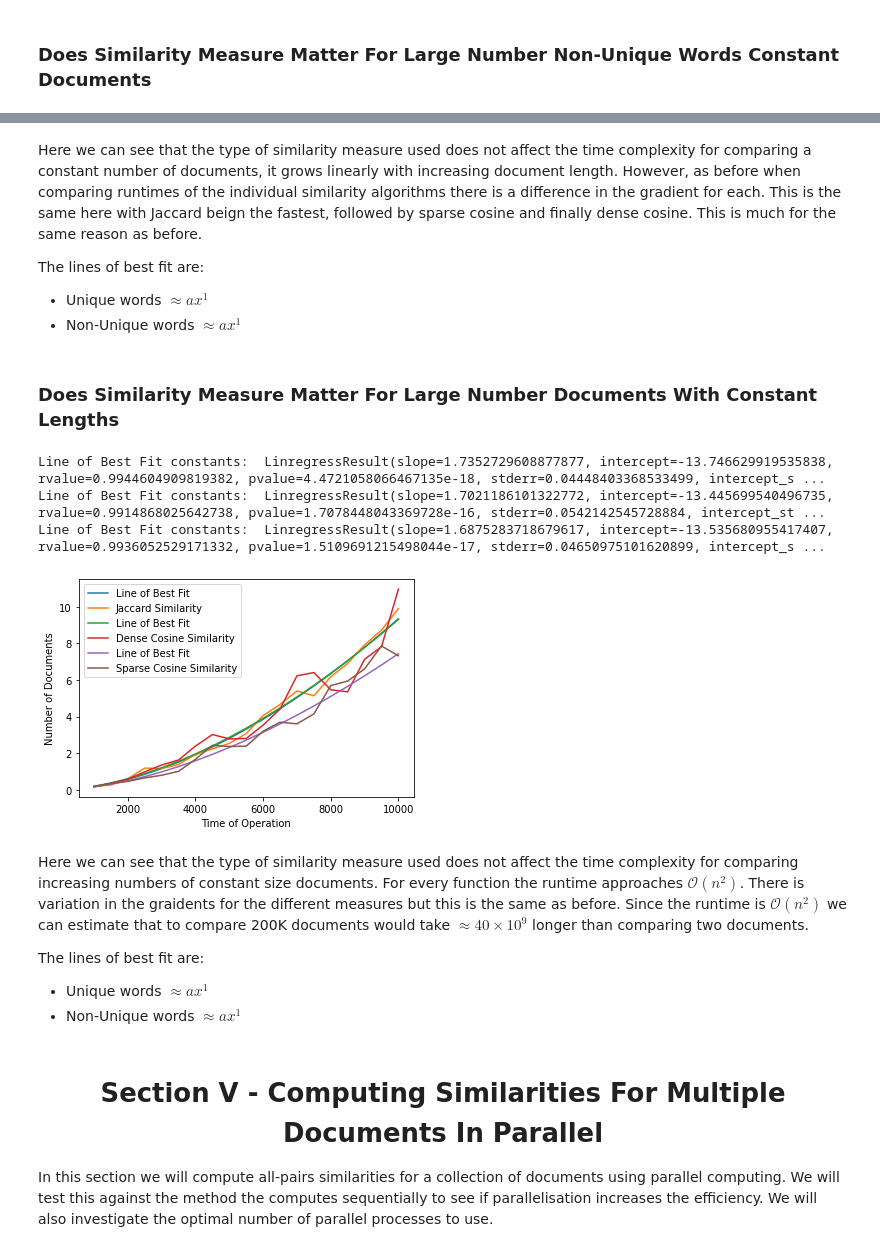
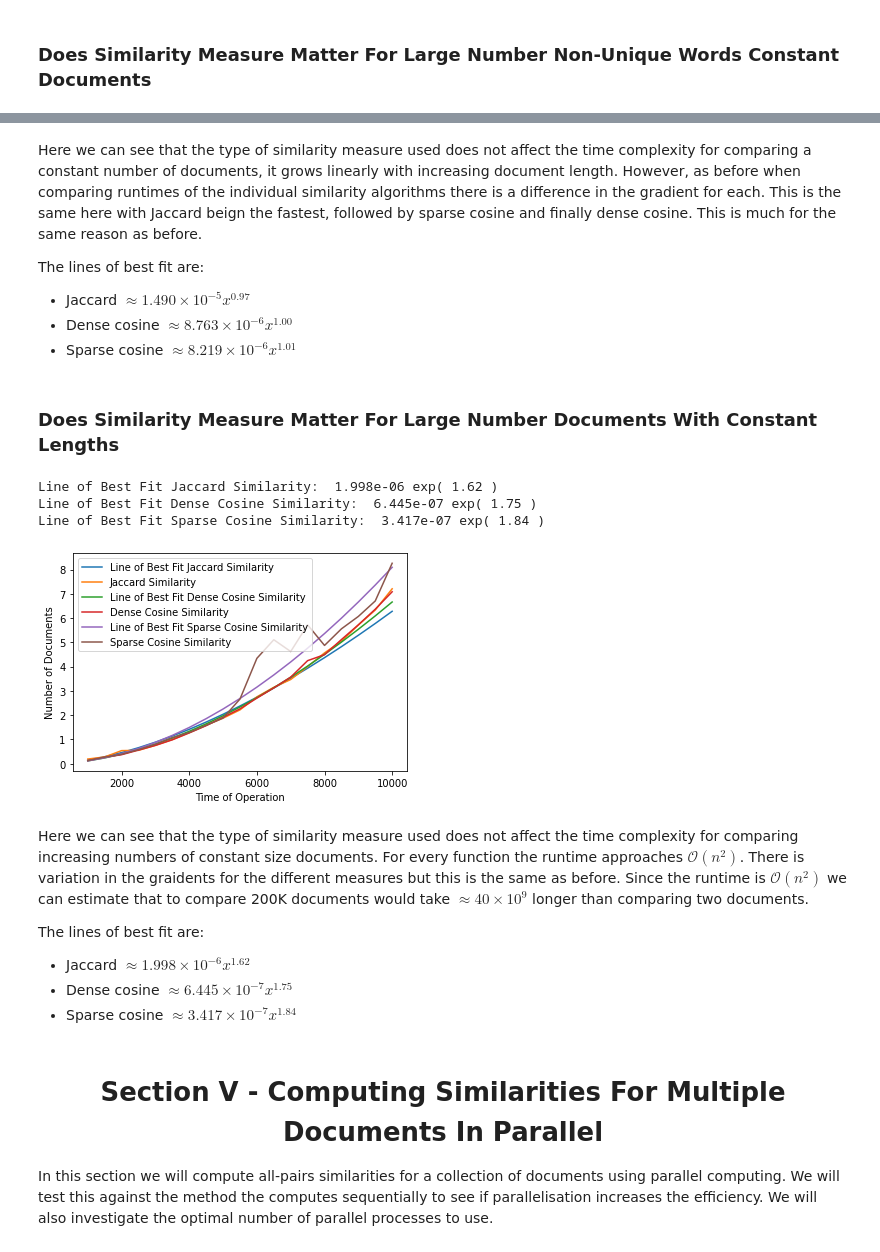
Before and after one commit to hwasc/ADS, a Jupyter notebook: ADS_report.ipynb, the cells around one changed output, grey strips where cells are left out. Saved outputs shown, nothing was run; the diff lists cells and outputs as text; code cells hidden in the pictures.

Commit message:
Almost done just need cleanup and check words and such

```diff
--- a/ADS_report.ipynb
+++ b/ADS_report.ipynb
@@ -1082,8 +1090,9 @@ Line of best fit constants:  LinregressResult(slope=0.9758386847510647, intercep
 Here we can see that the type of similarity measure used does not affect the time complexity for comparing a constant number of documents, it grows linearly with increasing document length. However, as before when comparing runtimes of the individual similarity algorithms there is a difference in the gradient for each. This is the same here with Jaccard beign the fastest, followed by sparse cosine and finally dense cosine. This is much for the same reason as before.
 
 The lines of best fit are:
-* Unique words $\approx ax^1$
-* Non-Unique words $\approx ax^1$
+* Jaccard $\approx 1.490\times10^{-5}x^{0.97}$
+* Dense cosine $\approx 8.763\times10^{-6}x^{1.00}$
+* Sparse cosine $\approx 8.219\times10^{-6}x^{1.01}$
 # %% [markdown]
 ### Does Similarity Measure Matter For Large Number Documents With Constant Lengths
 # %%
@@ -1100,46 +1109,50 @@ best_fit_plot_label = "Line of Best Fit Jaccard Similarity"
 plot_number_of_docs_vs_time_constant_doc_length(    words,\
                                                     number_of_docs_range,\
                                                     doc_length,\
                                                     unique_words,\
                                                     similarity_function,\
-                                                    plot_label)
+                                                    plot_label=plot_label,\
+                                                    best_fit_plot_label=best_fit_plot_label)
 
 #Plot dense cosine similarity for a varying number of documents with  constant document lengths
 similarity_function = "dense_cosine_similarity"
 plot_label = "Dense Cosine Similarity"
 best_fit_plot_label = "Line of Best Fit Dense Cosine Similarity"
 
 plot_number_of_docs_vs_time_constant_doc_length(    words,\
                                                     number_of_docs_range,\
                                                     doc_length,\
                                                     unique_words,\
                                                     similarity_function,\
-                                                    plot_label)
+                                                    plot_label=plot_label,\
+                                                    best_fit_plot_label=best_fit_plot_label)
 
 #Plot sparse cosine similarity for a varying number of documents with  constant document lengths
 similarity_function = "sparse_cosine_similarity"
 plot_label = "Sparse Cosine Similarity"
 best_fit_plot_label = "Line of Best Fit Sparse Cosine Similarity"
 
 plot_number_of_docs_vs_time_constant_doc_length(    words,\
                                                     number_of_docs_range,\
                                                     doc_length,\
                                                     unique_words,\
                                                     similarity_function,\
-                                                    plot_label)
+                                                    plot_label=plot_label,\
+                                                    best_fit_plot_label=best_fit_plot_label)
 
 plt.show()
 # %% [output]
-Line of Best Fit constants:  LinregressResult(slope=1.7352729608877877, intercept=-13.746629919535838, rvalue=0.9944604909819382, pvalue=4.4721058066467135e-18, stderr=0.04448403368533499, intercept_s ...
-Line of Best Fit constants:  LinregressResult(slope=1.7021186101322772, intercept=-13.445699540496735, rvalue=0.9914868025642738, pvalue=1.7078448043369728e-16, stderr=0.0542142545728884, intercept_st ...
-Line of Best Fit constants:  LinregressResult(slope=1.6875283718679617, intercept=-13.535680955417407, rvalue=0.9936052529171332, pvalue=1.5109691215498044e-17, stderr=0.04650975101620899, intercept_s ...
+Line of Best Fit Jaccard Similarity:  1.998e-06 exp( 1.62 )
+Line of Best Fit Dense Cosine Similarity:  6.445e-07 exp( 1.75 )
+Line of Best Fit Sparse Cosine Similarity:  3.417e-07 exp( 1.84 )
-[figure, old version]
+[figure, new version]
 # %% [markdown]
 Here we can see that the type of similarity measure used does not affect the time complexity for comparing increasing numbers of constant size documents. For every function the runtime approaches $\mathcal{O}(n^2)$. There is variation in the graidents for the different measures but this is the same as before. Since the runtime is $\mathcal{O}(n^2)$ we can estimate that to compare 200K documents would take $\approx 40\times10^9$ longer than comparing two documents.
 
 The lines of best fit are:
-* Unique words $\approx ax^1$
-* Non-Unique words $\approx ax^1$
+* Jaccard $\approx 1.998\times10^{-6}x^{1.62}$
+* Dense cosine $\approx 6.445\times10^{-7}x^{1.75}$
+* Sparse cosine $\approx 3.417\times10^{-7}x^{1.84}$
 # %% [markdown]
 <center> <h1>Section V - Computing Similarities For Multiple Documents In Parallel</h1> </center>
 
```
Also changed, not shown: parts of 31 cells of this notebook.
